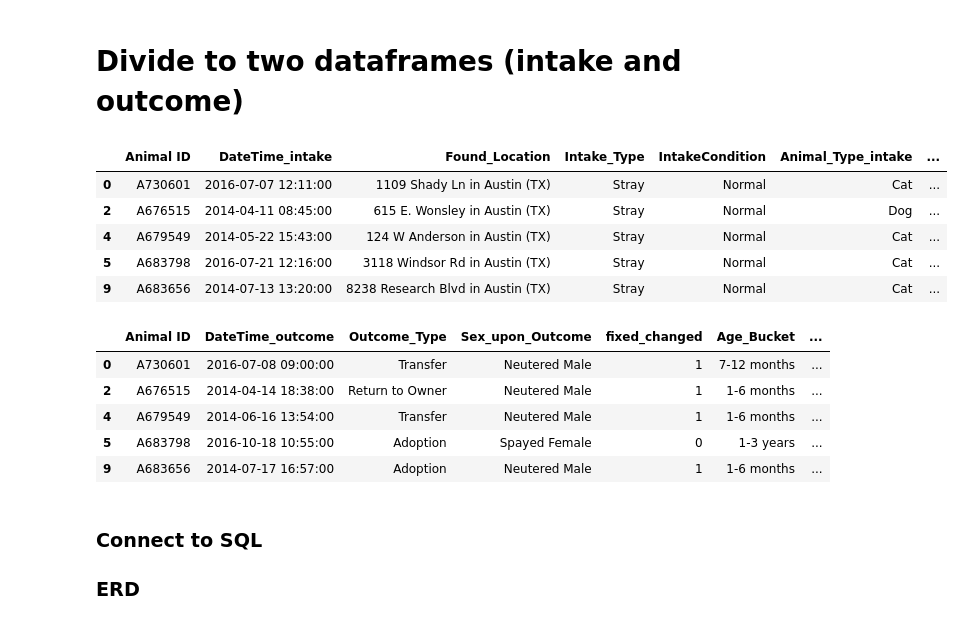
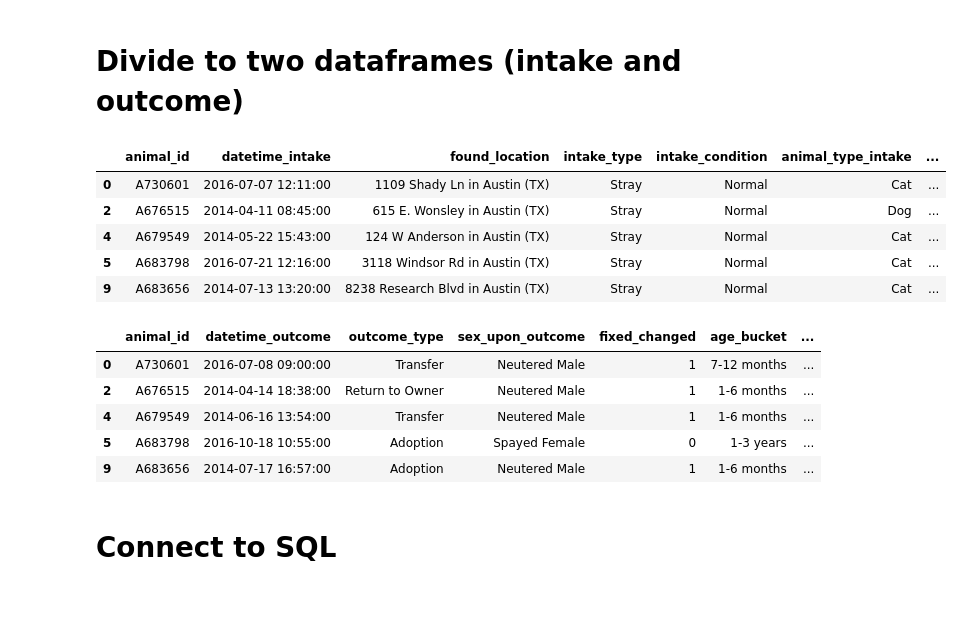
Before and after one commit to kevinsguo/Group_5_Animal_Adoption, a Jupyter notebook: cathytian/segment1_clean_data.ipynb, the cells around one changed output. Cells and saved outputs as stored; diff of their text form; code cells hidden in the pictures.

```diff
--- a/cathytian/segment1_clean_data.ipynb
+++ b/cathytian/segment1_clean_data.ipynb
@@ -797,12 +799,17 @@ df.head()
 # %%
 intake_df=df[['Animal ID','DateTime_intake','Found_Location','Intake_Type','IntakeCondition',
              'Animal_Type_intake',
              'Sex_Intake',
              'Color_intake',
              'Breed_Type']]
+
+columns_intake=['animal_id','datetime_intake','found_location','intake_type','intake_condition','animal_type_intake',
+        'sex_intake','color_intake','breed_type']
+
+intake_df.columns =columns_intake
 intake_df.head()
 # %% [output]
-|  | Animal ID | DateTime_intake | Found_Location | Intake_Type | IntakeCondition | Animal_Type_intake | ... |
+|  | animal_id | datetime_intake | found_location | intake_type | intake_condition | animal_type_intake | ... |
 | 0 | A730601 | 2016-07-07 12:11:00 | 1109 Shady Ln in Austin (TX) | Stray | Normal | Cat | ... |
 | 2 | A676515 | 2014-04-11 08:45:00 | 615 E. Wonsley in Austin (TX) | Stray | Normal | Dog | ... |
 | 4 | A679549 | 2014-05-22 15:43:00 | 124 W Anderson in Austin (TX) | Stray | Normal | Cat | ... |
@@ -812,14 +819,19 @@ intake_df.head()
 outcome_df=df[['Animal ID','DateTime_outcome',
               'Outcome_Type',
               'Sex_upon_Outcome','fixed_changed','Age_Bucket','DateTime_length']]
+
+columns_outcome=['animal_id','datetime_outcome','outcome_type',
+                 'sex_upon_outcome','fixed_changed','age_bucket','datetime_length']
+
+outcome_df.columns=columns_outcome
+
 outcome_df.head()
 # %% [output]
-|  | Animal ID | DateTime_outcome | Outcome_Type | Sex_upon_Outcome | fixed_changed | Age_Bucket | ... |
+|  | animal_id | datetime_outcome | outcome_type | sex_upon_outcome | fixed_changed | age_bucket | ... |
 | 0 | A730601 | 2016-07-08 09:00:00 | Transfer | Neutered Male | 1 | 7-12 months | ... |
 | 2 | A676515 | 2014-04-14 18:38:00 | Return to Owner | Neutered Male | 1 | 1-6 months | ... |
 | 4 | A679549 | 2014-06-16 13:54:00 | Transfer | Neutered Male | 1 | 1-6 months | ... |
 | 5 | A683798 | 2016-10-18 10:55:00 | Adoption | Spayed Female | 0 | 1-3 years | ... |
 | 9 | A683656 | 2014-07-17 16:57:00 | Adoption | Neutered Male | 1 | 1-6 months | ... |
 # %% [markdown]
-### Connect to SQL
-### ERD
+# Connect to SQL
```
Also changed, not shown: parts of 14 cells of this notebook, 2 other files.
